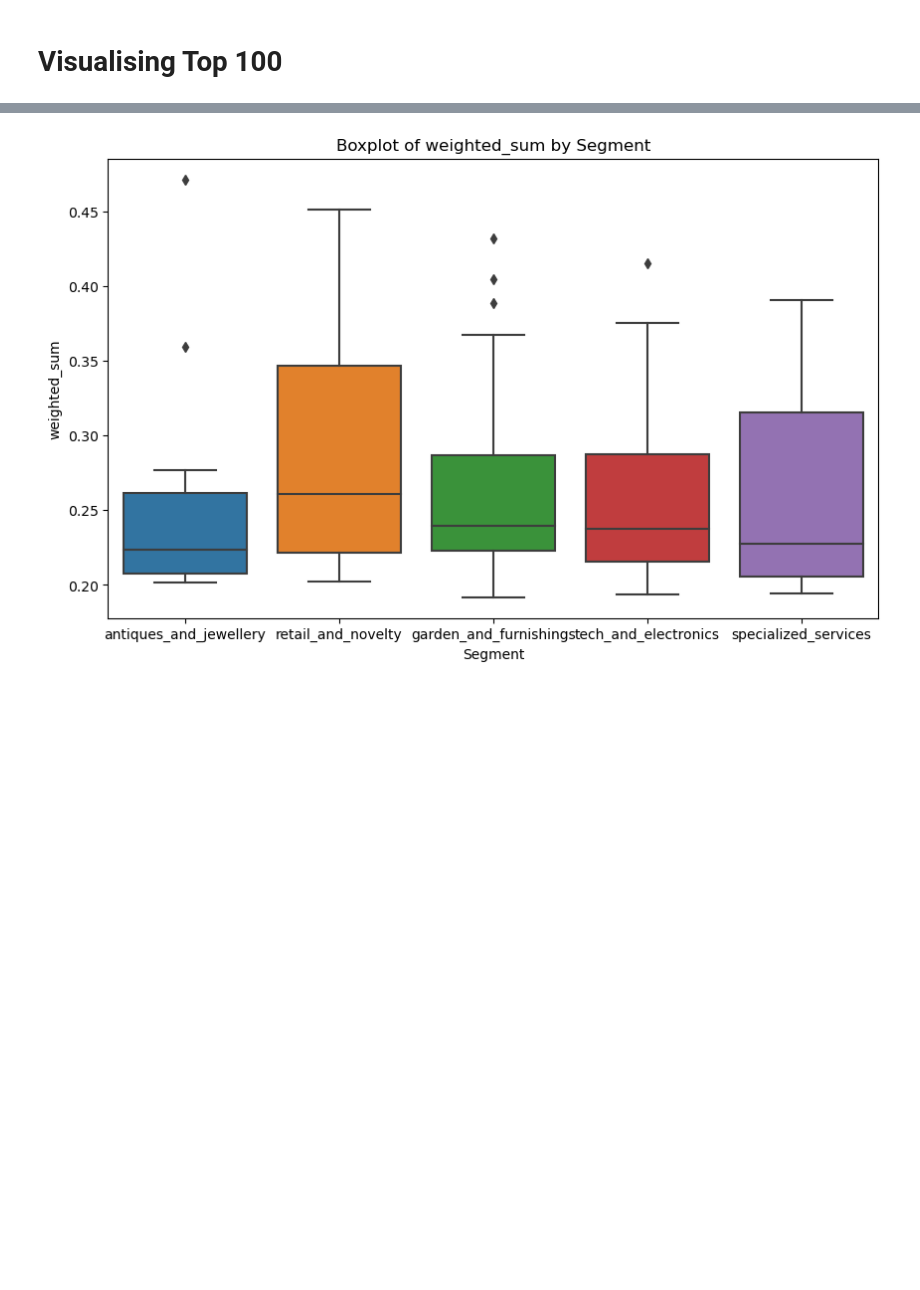
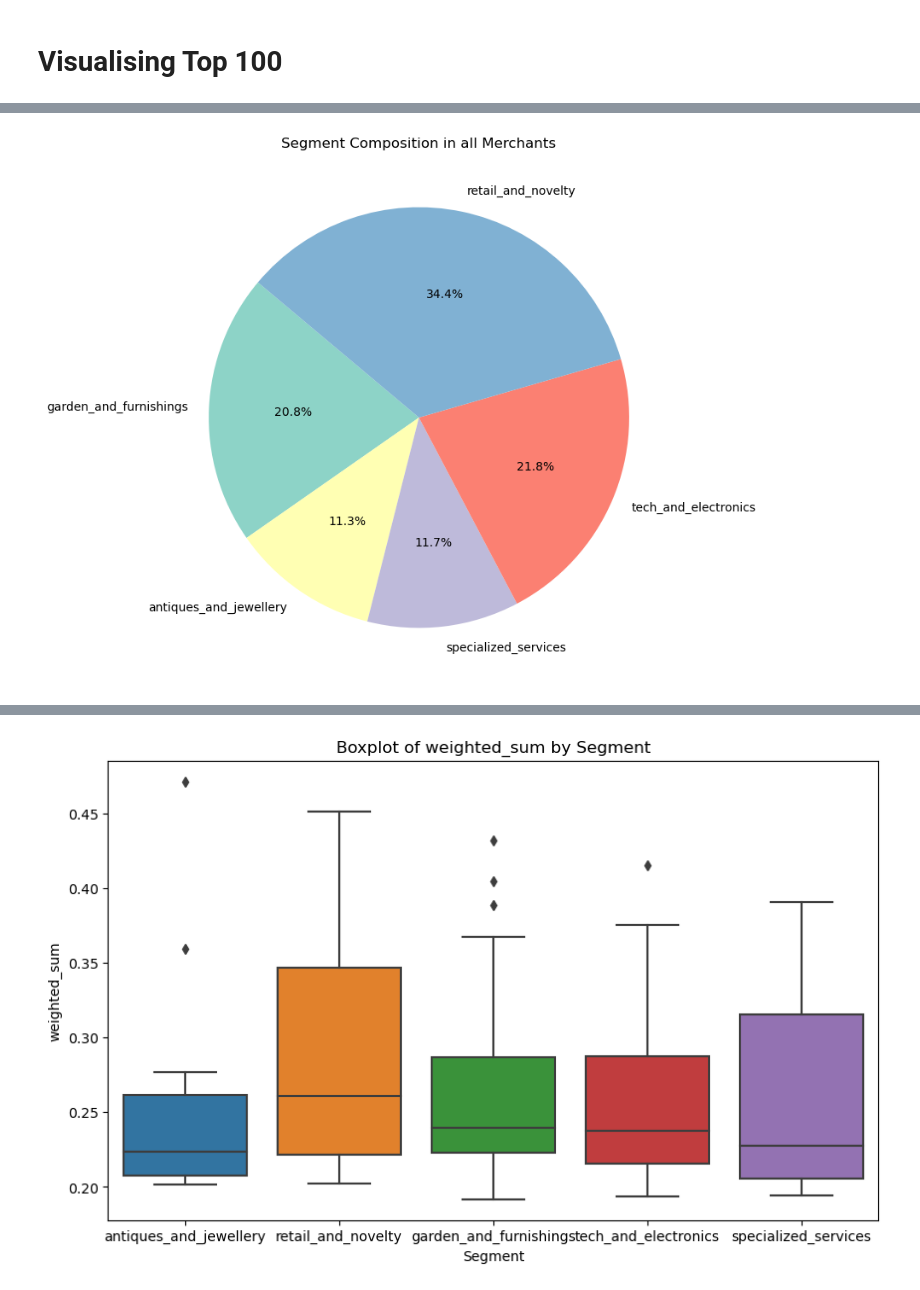
Before and after one commit to jameslafontaine/unimelb-mast30034-industry-project, a Jupyter notebook: notebooks/analysis/ranking_system/ranking_system2.ipynb, the cells around one changed output, grey strips where cells are left out. Drawn from its saved outputs; the diff is of its cells as text; code cells hidden in the pictures; blank space fills up the shorter version.

```diff
--- a/notebooks/analysis/ranking_system/ranking_system2.ipynb
+++ b/notebooks/analysis/ranking_system/ranking_system2.ipynb
@@ -344 +362,17 @@ Top 10 entries for segment 'retail_and_novelty':
+# %%
+# Group by segment and count the occurrences of each segment in the top 100 scaled_df
+all_agg_segments = ranking_df.groupBy("segment").agg(
+    f.count("*").alias("segment_count")
+)
+
+# Convert the aggregated data to a Pandas DataFrame for visualization
+all_segments_pandas = all_agg_segments.toPandas()
+
+# Plotting
+plt.figure(figsize=(12, 8))
+plt.pie(all_segments_pandas["segment_count"], labels=all_segments_pandas["segment"], autopct='%1.1f%%', startangle=140, colors=sns.color_palette("Set3", len(all_segments_pandas)))
+plt.title('Segment Composition in all Merchants')
+plt.show()
+# %% [output]
+[figure, added]
 # %%
```
Also changed, not shown: parts of 14 cells of this notebook.
